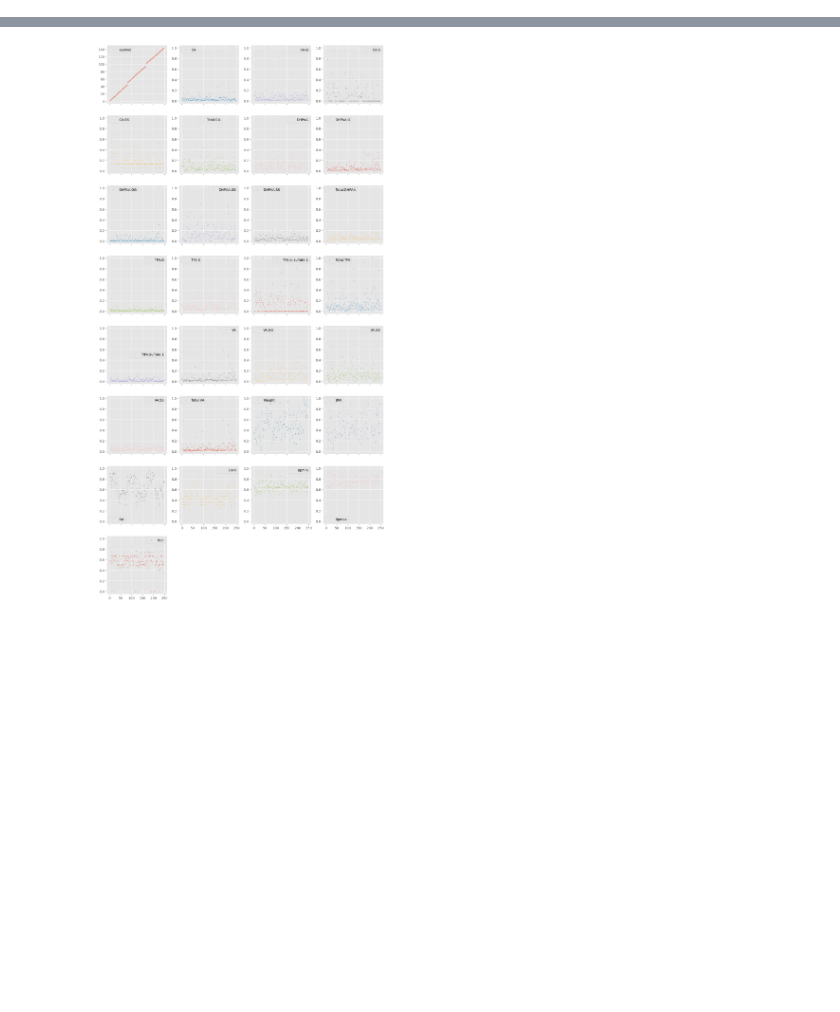
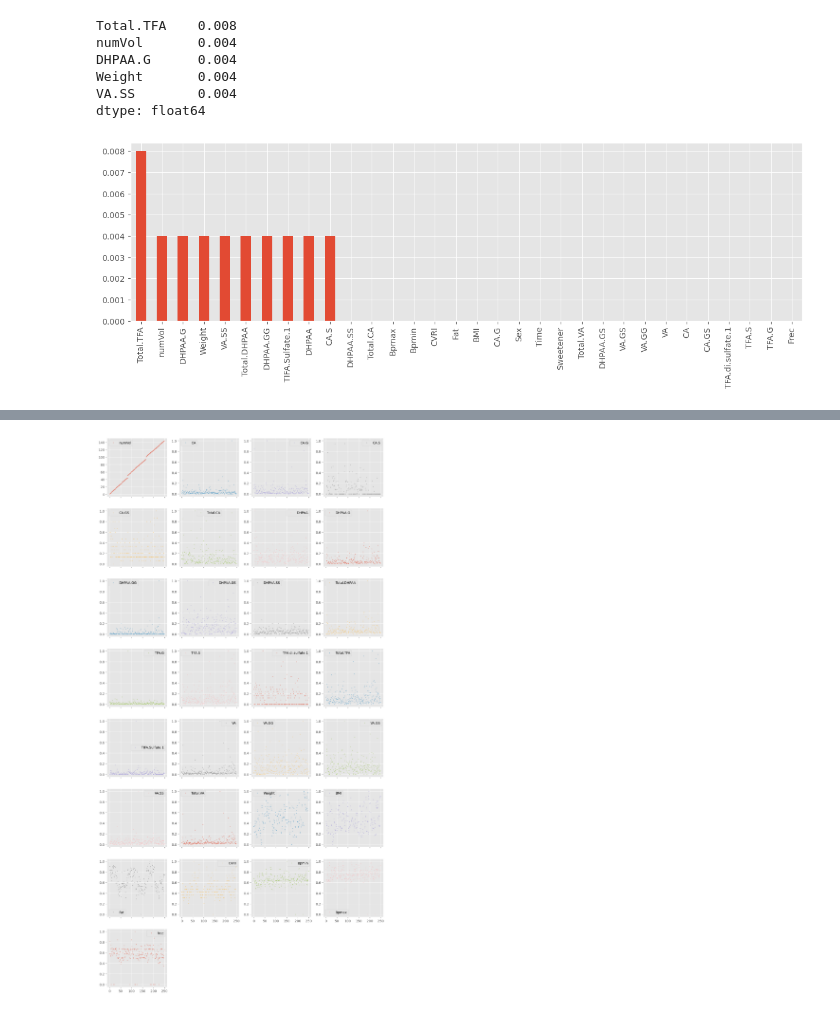
Before and after one commit to dhprieto/thirdArt, a Jupyter notebook: EDA2.ipynb, the cells around one changed output, grey strips where cells are left out. Drawn from its saved outputs; the diff is of its cells as text; code cells hidden in the pictures; blank space fills up the shorter version.

```diff
--- a/EDA2.ipynb
+++ b/EDA2.ipynb
@@ -109,0 +154,10 @@ You seem to have 0 duplicates in your database.
+# %%
+contInv2(df1_anthro)
+# %% [output]
+Total.TFA    0.008
+numVol       0.004
+DHPAA.G      0.004
+Weight       0.004
+VA.SS        0.004
+dtype: float64
+[figure, added]
```
Also changed, not shown: parts of 14 cells of this notebook.
